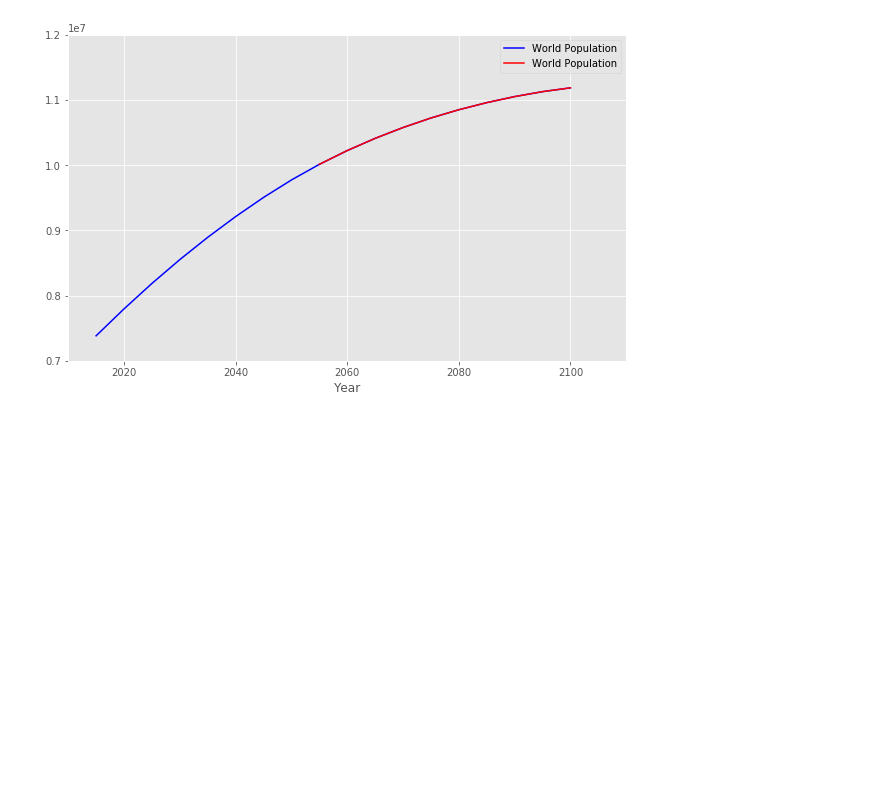
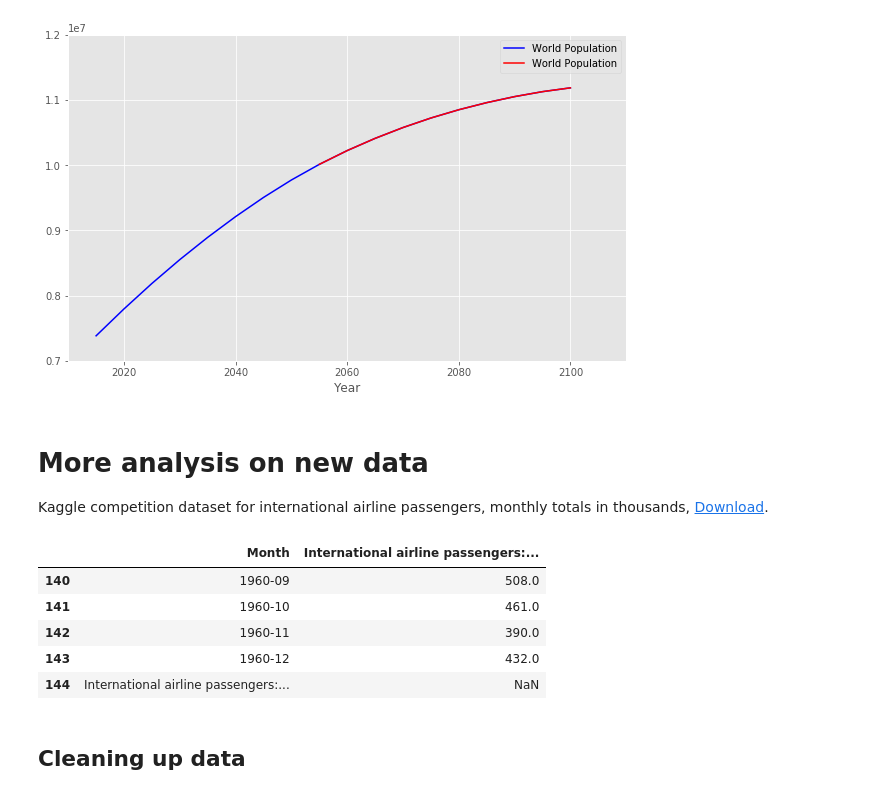
Before and after one commit to PacktPublishing/-Time-Series-Forecasting-with-Python-3.X, a Jupyter notebook: section 1/1.4Time Series Data Exploration.ipynb, the cells around one changed output. Saved outputs shown, nothing was run; the diff lists cells and outputs as text; code cells hidden in the pictures; blank space fills up the shorter version.

```diff
--- a/section 1/1.4Time Series Data Exploration.ipynb
+++ b/section 1/1.4Time Series Data Exploration.ipynb
@@ -70,3 +70,7 @@ ax.set_ylim(7e6,12e6)
 # %% [output]
 (7000000.0, 12000000.0)
 [figure]
+# %% [markdown]
+# More analysis on new data
+
+Kaggle competition dataset for international airline passengers, monthly totals in thousands, [Download](https://www.kaggle.com/andreazzini/international-airline-passengers).
@@ -72,0 +79,12 @@ ax.set_ylim(7e6,12e6)
+# %%
+# There is
+airline_df.tail()
+# %% [output]
+|  | Month | International airline passengers:... |
+| 140 | 1960-09 | 508.0 |
+| 141 | 1960-10 | 461.0 |
+| 142 | 1960-11 | 390.0 |
+| 143 | 1960-12 | 432.0 |
+| 144 | International airline passengers:... | NaN |
+# %% [markdown]
+##  Cleaning up data
```
Also changed, not shown: parts of 8 cells of this notebook.
